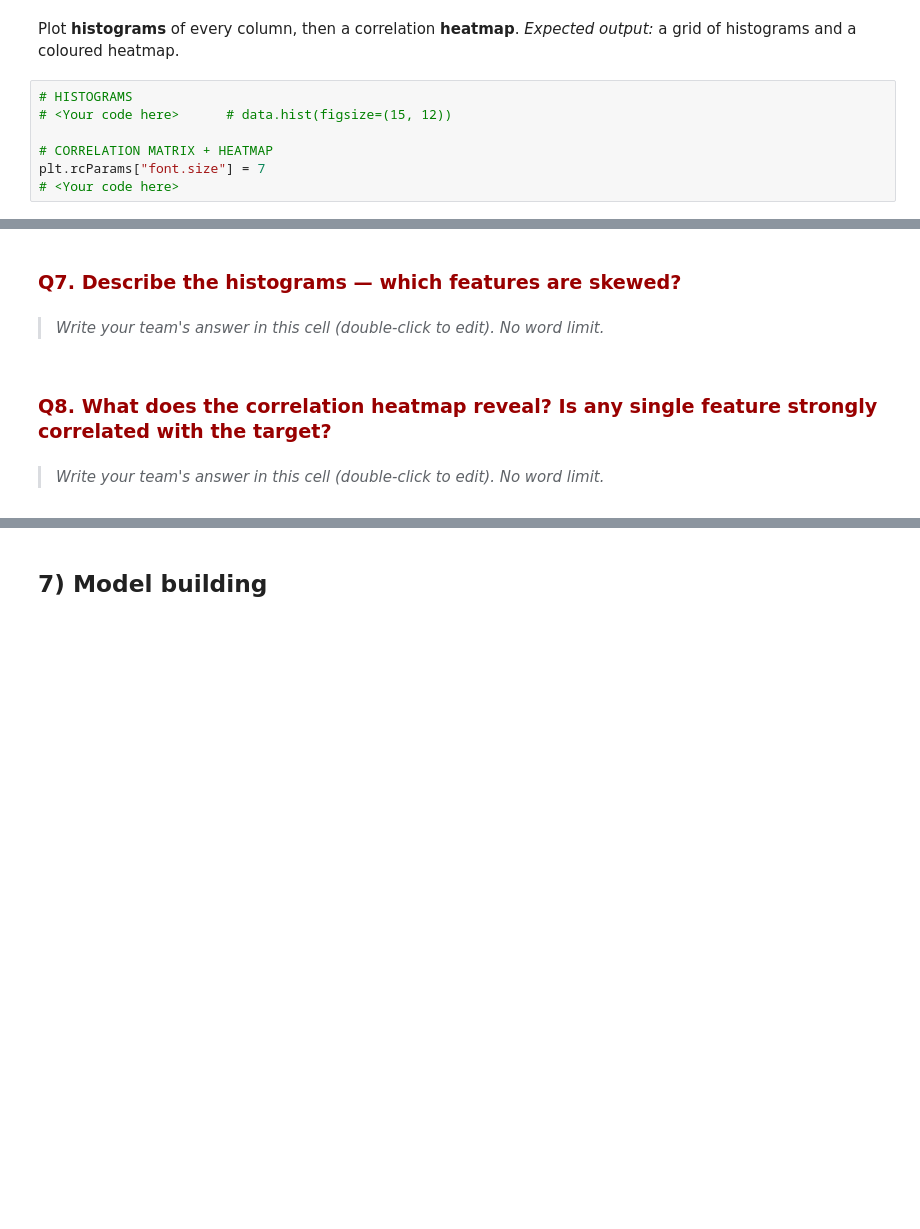
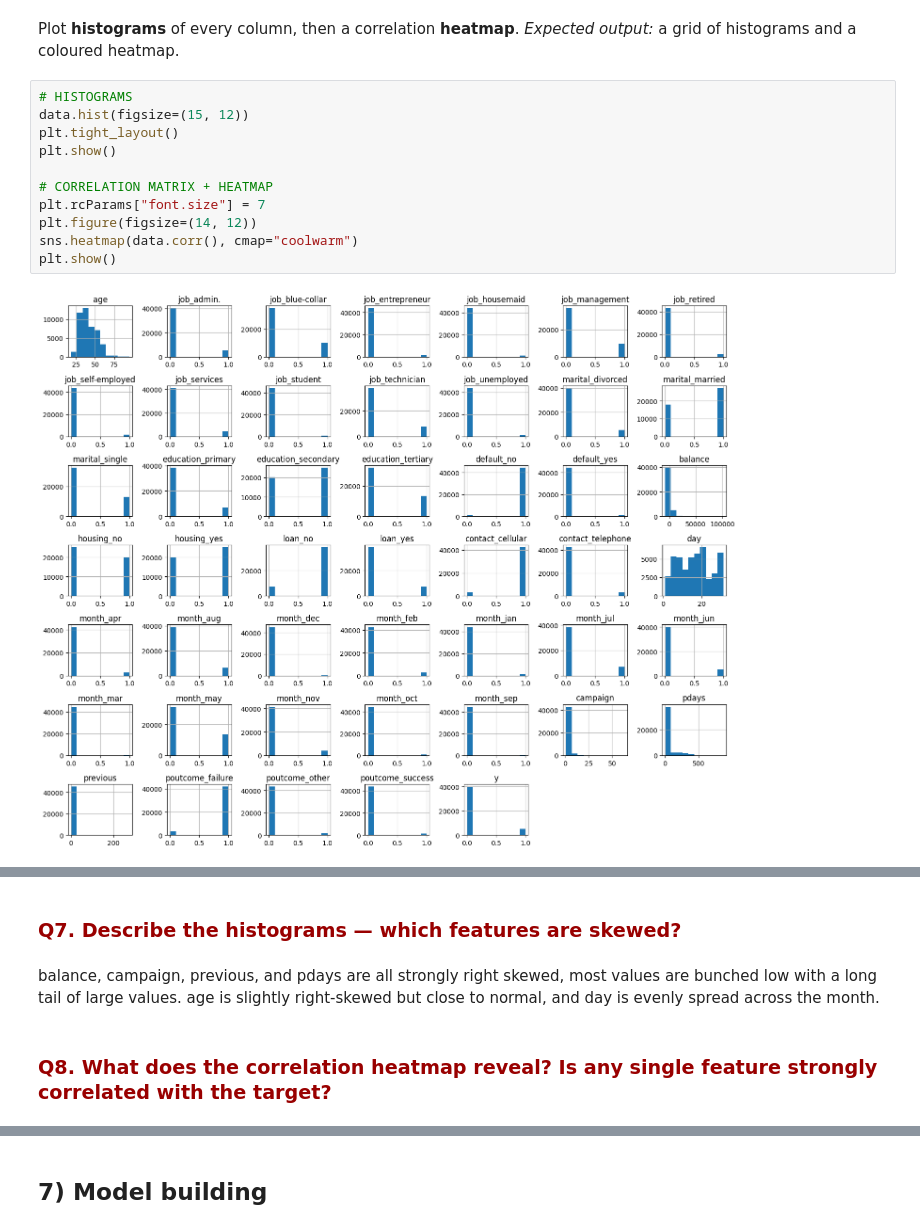
Before and after one commit to rvinod3426/Team2_logistic_regression_1_3, a Jupyter notebook: Team2_logistic_regression_1_3.ipynb, the cells around one changed output, grey strips where cells are left out. Cells and saved outputs as stored; diff of their text form; blank space fills up the shorter version.

```diff
--- a/Team2_logistic_regression_1_3.ipynb
+++ b/Team2_logistic_regression_1_3.ipynb
@@ -332,8 +342,14 @@ We one-hot encode categorical variables (job or marital) because these categoric
 Plot **histograms** of every column, then a correlation **heatmap**. *Expected output:* a grid of histograms and a coloured heatmap.
 # %%
 # HISTOGRAMS
-# <Your code here>      # data.hist(figsize=(15, 12))
+data.hist(figsize=(15, 12))
+plt.tight_layout()
+plt.show()
 
 # CORRELATION MATRIX + HEATMAP
 plt.rcParams["font.size"] = 7
-# <Your code here>
+plt.figure(figsize=(14, 12))
+sns.heatmap(data.corr(), cmap="coolwarm")
+plt.show()
+# %% [output]
+[figure, added]
@@ -340,8 +357,6 @@ plt.rcParams["font.size"] = 7
 # %% [markdown]
 ### <span style="color:#990000">Q7. Describe the histograms — which features are skewed?</span>
-# %% [markdown]
-> *Write your team's answer in this cell (double-click to edit). No word limit.*
+# %% [markdown]
+balance, campaign, previous, and pdays are all strongly right skewed, most values are bunched low with a long tail of large values. age is slightly right-skewed but close to normal, and day is evenly spread across the month.
 # %% [markdown]
 ### <span style="color:#990000">Q8. What does the correlation heatmap reveal? Is any single feature strongly correlated with the target?</span>
-# %% [markdown]
-> *Write your team's answer in this cell (double-click to edit). No word limit.*
```
Also changed, not shown: parts of 13 cells of this notebook.
